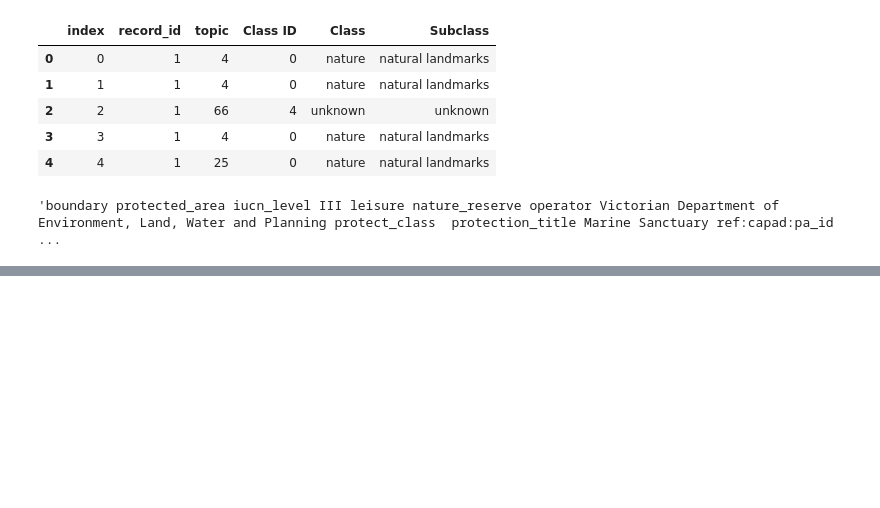
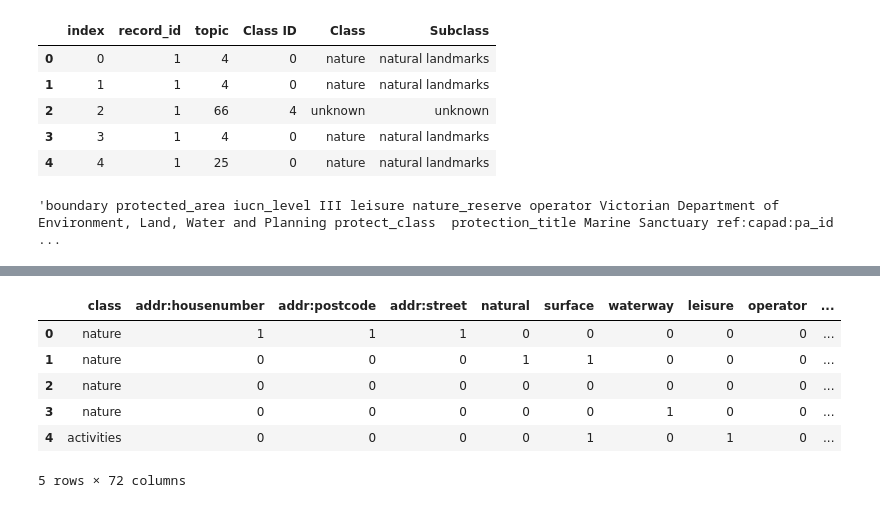
Before and after one commit to hamzeiehsan/leisure-walking-analysis, a Jupyter notebook: 4. final analysis.ipynb, the cells around one changed output, grey strips where cells are left out. Saved outputs shown, nothing was run; the diff lists cells and outputs as text; code cells hidden in the pictures; blank space fills up the shorter version.

```diff
--- a/4. final analysis.ipynb
+++ b/4. final analysis.ipynb
@@ -461,0 +477,15 @@ classification_report(target_test, pred, output_dict=True)
+# %%
+def get_all_key_values_tags(poi_id):
+    if poi_id not in osm_detailed_information.keys():
+        logger.info(f'missing key in OSM details: {poi_id}')
+        return []
+    all_info = osm_detailed_information[poi_id]
+    tags = []
+    for oid, values in all_info.items():
+        if 'elements' in values.keys():
+            tmp_tags = [[k for k,v in elem['tags'].items() if 'name' not in k] for elem in values['elements'] if 'tags' in elem]
+            tmp_tags = [t for tag in tmp_tags for t in tag]
+            tags.extend(tmp_tags)
+    return tags
+
+get_all_key_values_tags('5')
@@ -461,0 +504,4 @@ classification_report(target_test, pred, output_dict=True)
+# %%
+filtered_df = detailed_df[['index', 'record_id', 'topic', 'Class ID', 'Class', 'Subclass']]
+filtered_df['tags'] = filtered_df.apply(lambda row: get_all_key_values_tags(str(row['index'])), axis=1)
+filtered_df.head()
@@ -461,0 +526,28 @@ classification_report(target_test, pred, output_dict=True)
+# %%
+from collections import Counter
+
+features = [k for k,v in Counter(all_keys).items() if v > 25]
+# %%
+class_dicts = filtered_df[['Class', 'tags']].to_dict(orient='records')
+classification_records = []
+for class_dict in class_dicts:
+    if class_dict['Class'] == 'unknown':
+        continue
+    classification_record = {'class': class_dict['Class']}
+    for feature in features:
+        if feature in class_dict['tags']:
+           classification_record[feature] = 1
+        else:
+            classification_record[feature] = 0
+    classification_records.append(classification_record)
+
+classfication_df = pd.DataFrame(classification_records)
+classfication_df.head()
+# %% [output]
+|  | class | addr:housenumber | addr:postcode | addr:street | natural | surface | waterway | leisure | operator | ... |
+| 0 | nature | 1 | 1 | 1 | 0 | 0 | 0 | 0 | 0 | ... |
+| 1 | nature | 0 | 0 | 0 | 1 | 1 | 0 | 0 | 0 | ... |
+| 2 | nature | 0 | 0 | 0 | 0 | 0 | 0 | 0 | 0 | ... |
+| 3 | nature | 0 | 0 | 0 | 0 | 0 | 1 | 0 | 0 | ... |
+| 4 | activities | 0 | 0 | 0 | 0 | 1 | 0 | 1 | 0 | ... |
+5 rows × 72 columns
```
Also changed, not shown: parts of 23 cells of this notebook.
